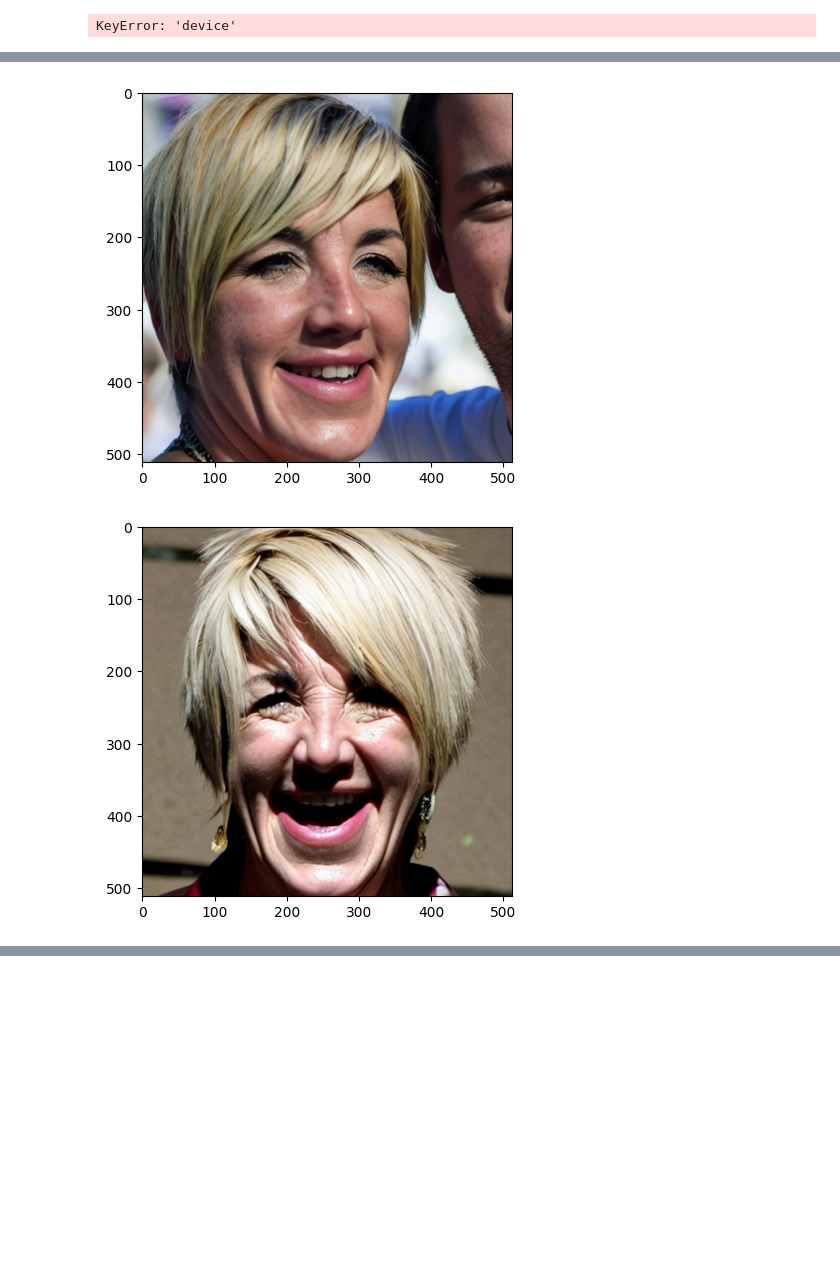
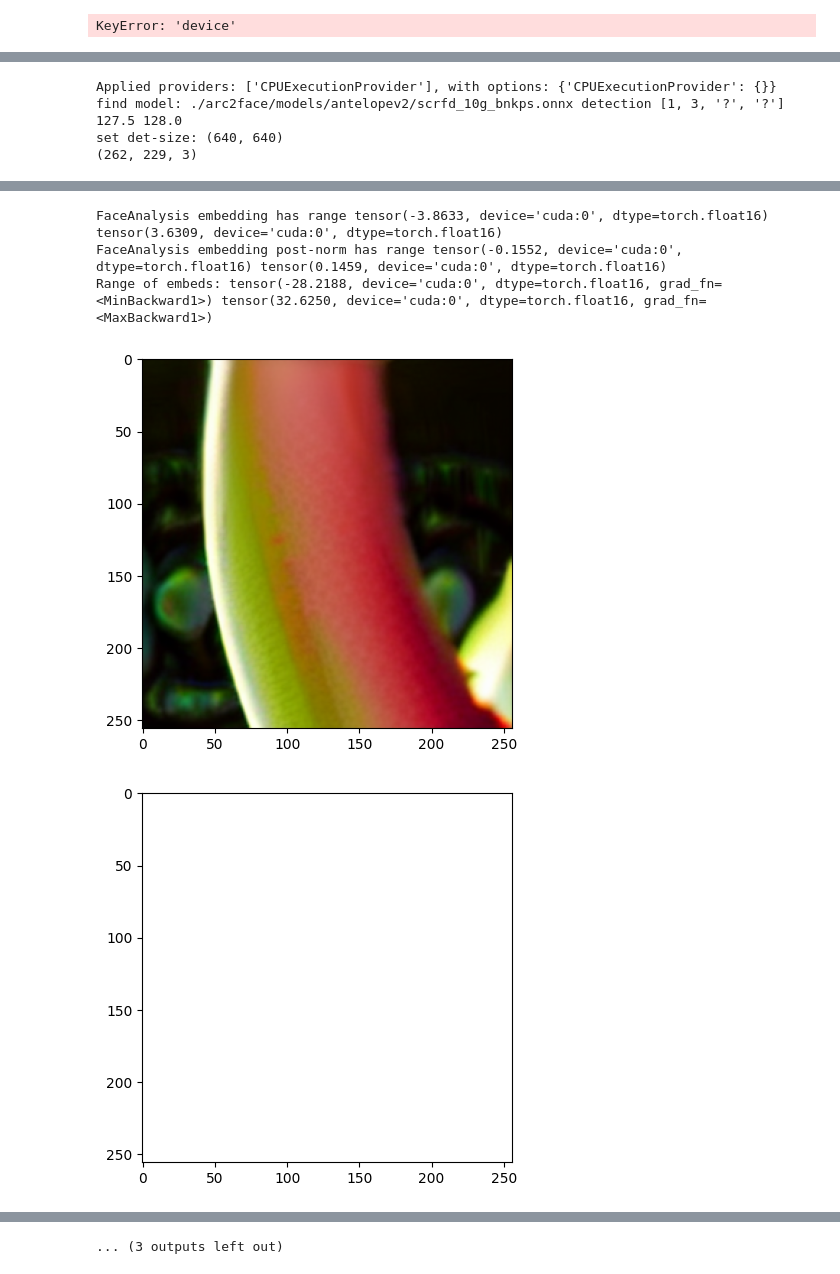
Before and after one commit to zacharyyahn/FaceCloak, a Jupyter notebook: src/experiments.ipynb, the cells around one changed output, grey strips where cells are left out. Drawn from its saved outputs; the diff is of its cells as text; code cells hidden in the pictures; blank space fills up the shorter version.

```diff
--- a/src/experiments.ipynb
+++ b/src/experiments.ipynb
@@ -408,12 +408,14 @@ print(img.shape)
 faces = app.get(img)
 faces = sorted(faces, key=lambda x:(x['bbox'][2]-x['bbox'][0])*(x['bbox'][3]-x['bbox'][1]))[-1]  # select largest face (if more than one detected)
 id_emb = torch.tensor(faces['embedding'], dtype=torch.float16)[None].cuda()
+print("FaceAnalysis embedding has range", torch.min(id_emb), torch.max(id_emb))
 id_emb = id_emb/torch.norm(id_emb, dim=1, keepdim=True)   # normalize embedding
-
+print("FaceAnalysis embedding post-norm has range", torch.min(id_emb), torch.max(id_emb))
 # project to the pipeline and ask for gradients
 
 id_emb = project_face_embs(pipeline, id_emb).detach().clone()   # ensure no history
 id_emb.requires_grad_(True)
+print("Range of embeds:", torch.min(id_emb), torch.max(id_emb))
 
 # UNCOMMENT IF WE DON'T CARE ABOUT GRADIENTS
 # num_images=4
@@ -429,10 +431,10 @@ for _ in range(NUM_ITERS):
     images, pil_images = pipeline_forward_with_grad(
         pipeline,
         prompt_embeds=id_emb,
-        num_inference_steps=25,
+        num_inference_steps=50,
         guidance_scale=3.0,
-        height=512,
-        width=512,
+        height=256,
+        width=256,
     )
 
     plt.imshow(2.0*(pil_images-0.5))
@@ -517,0 +531,4 @@ To use the future default and silence this warning we advise to pass `rcond=None
+Applied providers: ['CPUExecutionProvider'], with options: {'CPUExecutionProvider': {}}
+find model: ./arc2face/models/antelopev2/scrfd_10g_bnkps.onnx detection [1, 3, '?', '?'] 127.5 128.0
+set det-size: (640, 640)
+(262, 229, 3)
@@ -518,2 +537,5 @@ To use the future default and silence this warning we advise to pass `rcond=None
+FaceAnalysis embedding has range tensor(-3.8633, device='cuda:0', dtype=torch.float16) tensor(3.6309, device='cuda:0', dtype=torch.float16)
+FaceAnalysis embedding post-norm has range tensor(-0.1552, device='cuda:0', dtype=torch.float16) tensor(0.1459, device='cuda:0', dtype=torch.float16)
+Range of embeds: tensor(-28.2188, device='cuda:0', dtype=torch.float16, grad_fn=<MinBackward1>) tensor(32.6250, device='cuda:0', dtype=torch.float16, grad_fn=<MaxBackward1>)
-[figure, old version]
+[figure, new version]
-[figure, old version]
+[figure, new version]
@@ -523,3 +542,4 @@ To use the future default and silence this warning we advise to pass `rcond=None
+... (3 outputs left out)
 # %%
 print(len(images))
 # im0 = images[0].detach().cpu().float().numpy().transpose((1, 2, 0))
```
Also changed, not shown: parts of 2 cells of this notebook, 5 other files.
